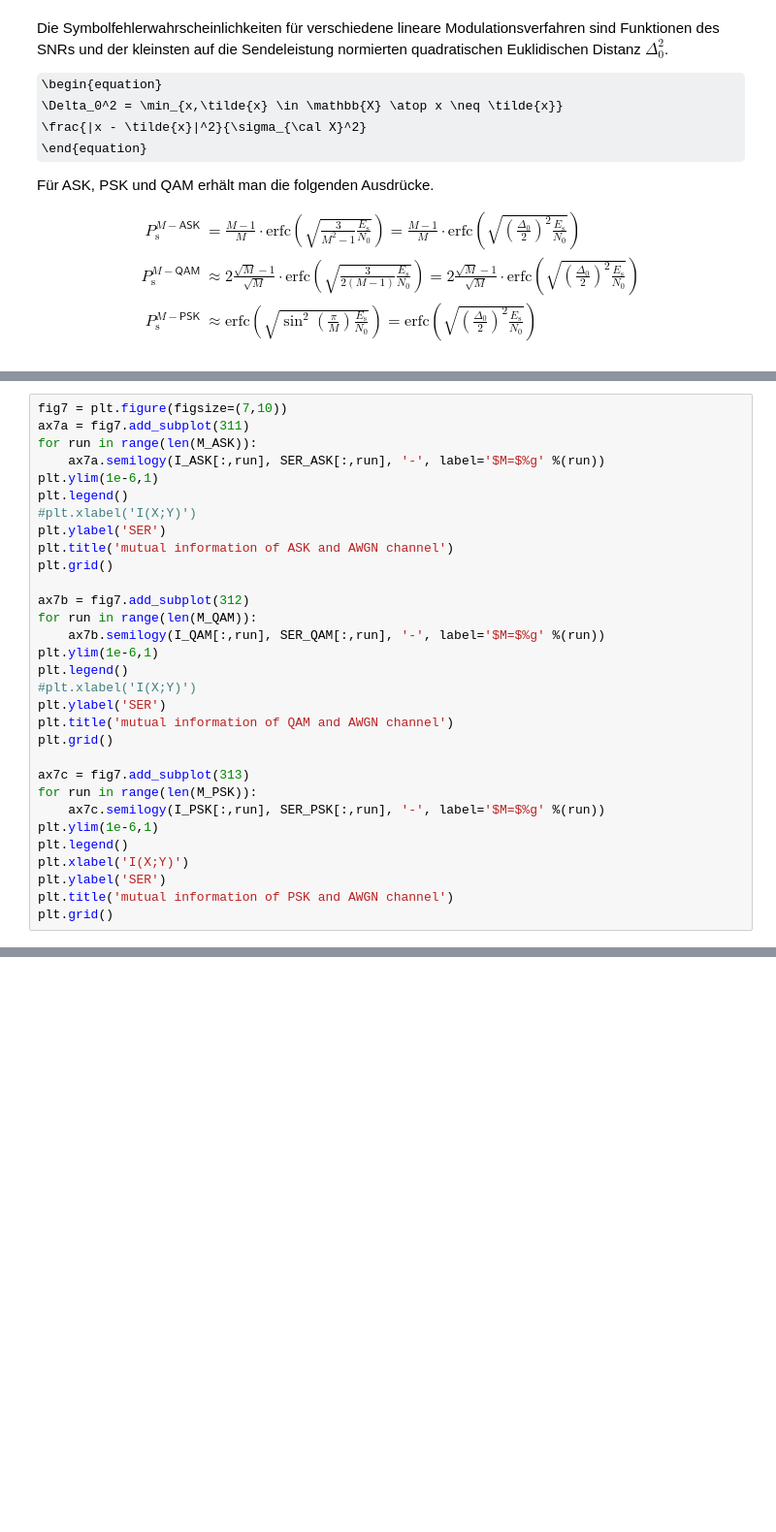
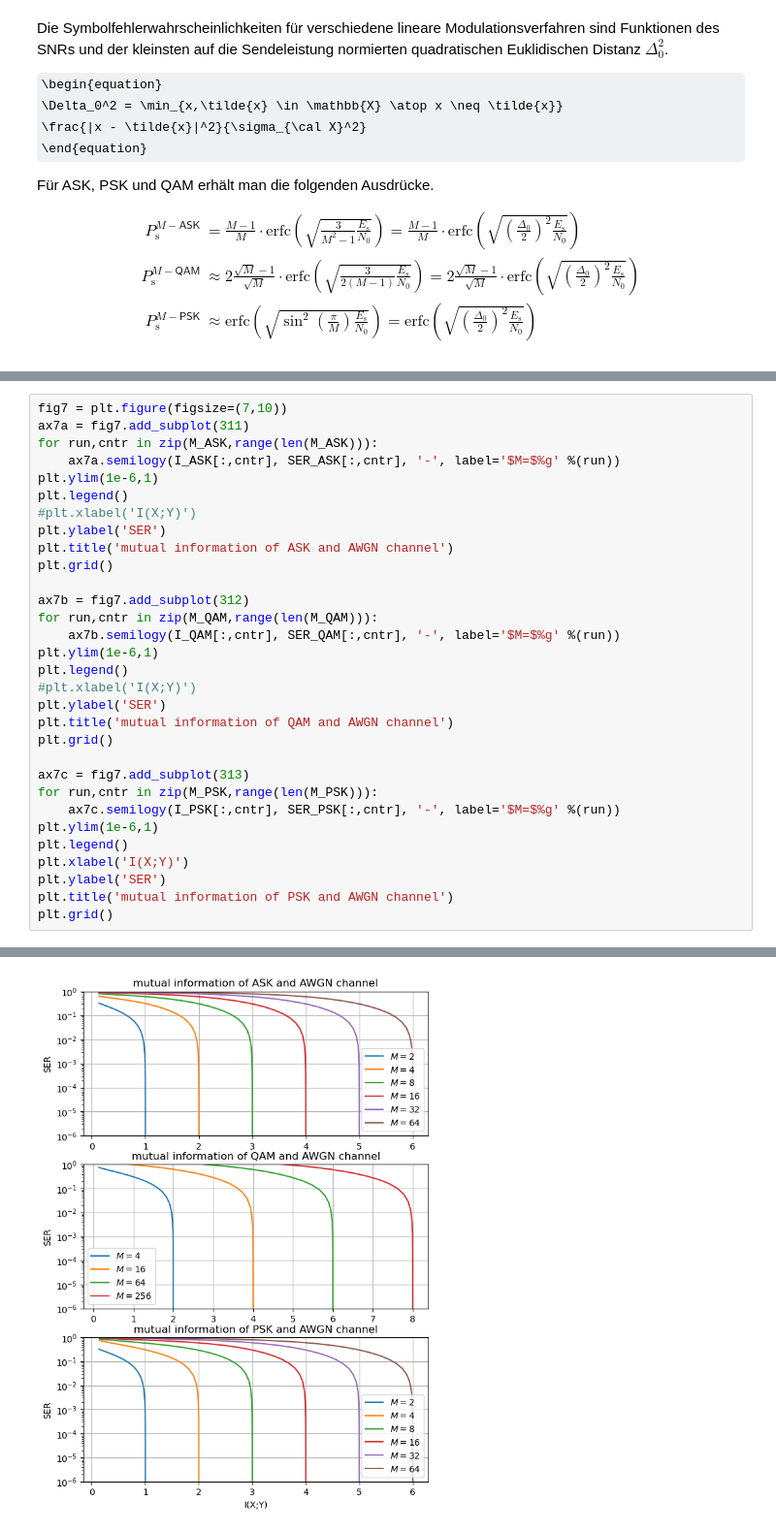
Before and after one commit to VK-NT2024/Nachrichtentechnik-Lecture, a Jupyter notebook: Part4-Channels/NT-ErrorRateMutualInformation.ipynb, the cells around one changed output, grey strips where cells are left out. Shown: that part at 97% size. Drawn from its saved outputs; the diff is of its cells as text; some formulas as TeX source; blank space fills up the shorter version.

```diff
--- a/Part4-Channels/NT-ErrorRateMutualInformation.ipynb
+++ b/Part4-Channels/NT-ErrorRateMutualInformation.ipynb
@@ -322,8 +322,8 @@ Die Abbildung unten zeigt die Fehlerraten linearer Modulationsverfahren als Funk
 # %%
 fig7 = plt.figure(figsize=(7,10))
 ax7a = fig7.add_subplot(311)
-for run in range(len(M_ASK)):
-    ax7a.semilogy(I_ASK[:,run], SER_ASK[:,run], '-', label='$M=$%g' %(run))
+for run,cntr in zip(M_ASK,range(len(M_ASK))):
+    ax7a.semilogy(I_ASK[:,cntr], SER_ASK[:,cntr], '-', label='$M=$%g' %(run))
 plt.ylim(1e-6,1)
 plt.legend()
 #plt.xlabel('I(X;Y)')
@@ -332,8 +332,8 @@ plt.title('mutual information of ASK and AWGN channel')
 plt.grid()
 
 ax7b = fig7.add_subplot(312)
-for run in range(len(M_QAM)):
-    ax7b.semilogy(I_QAM[:,run], SER_QAM[:,run], '-', label='$M=$%g' %(run))
+for run,cntr in zip(M_QAM,range(len(M_QAM))):
+    ax7b.semilogy(I_QAM[:,cntr], SER_QAM[:,cntr], '-', label='$M=$%g' %(run))
 plt.ylim(1e-6,1)
 plt.legend()
 #plt.xlabel('I(X;Y)')
@@ -342,8 +342,8 @@ plt.title('mutual information of QAM and AWGN channel')
 plt.grid()
 
 ax7c = fig7.add_subplot(313)
-for run in range(len(M_PSK)):
-    ax7c.semilogy(I_PSK[:,run], SER_PSK[:,run], '-', label='$M=$%g' %(run))
+for run,cntr in zip(M_PSK,range(len(M_PSK))):
+    ax7c.semilogy(I_PSK[:,cntr], SER_PSK[:,cntr], '-', label='$M=$%g' %(run))
 plt.ylim(1e-6,1)
 plt.legend()
 plt.xlabel('I(X;Y)')
@@ -354,0 +354 @@ plt.grid()
+[figure, added]
```
Also changed, not shown: parts of 9 cells of this notebook.
